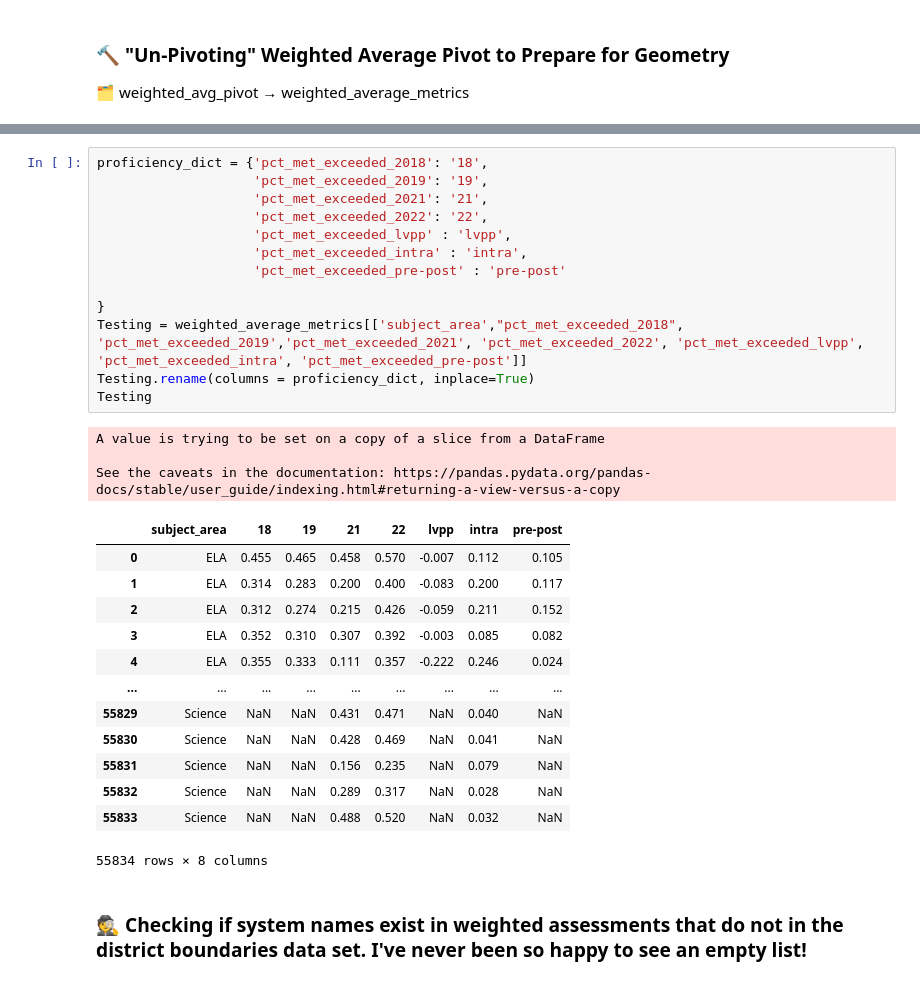
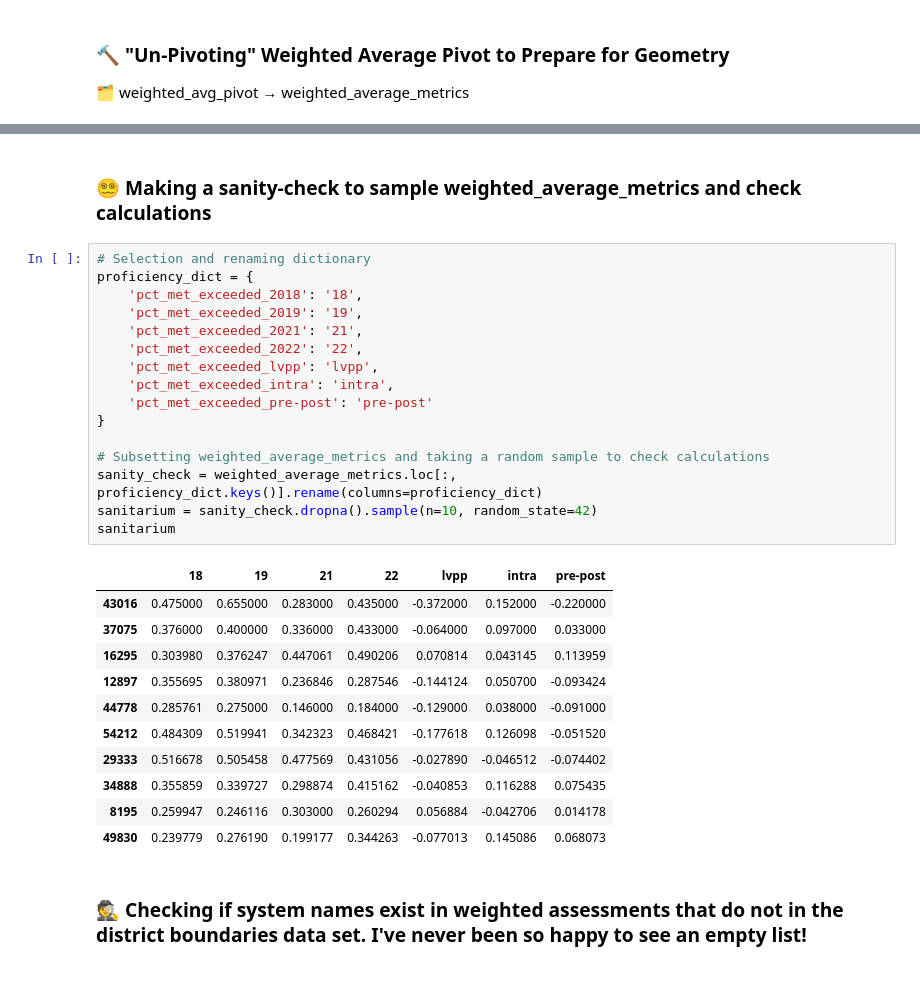
Before and after one commit to Claytor/Capstone_TN_COVID_School_Achievement_Impact, a Jupyter notebook: notebooks/assessments_eda.ipynb, the cells around one changed output, grey strips where cells are left out. Saved outputs shown, nothing was run; the diff lists cells and outputs as text.

Commit message:
Did some random sampling to verify calcualtions.

```diff
--- a/notebooks/assessments_eda.ipynb
+++ b/notebooks/assessments_eda.ipynb
@@ -497,33 +488,33 @@ weighted_average_metrics.head()
+# %% [markdown]
+### 😵‍💫 Making a sanity-check to sample weighted_average_metrics and check calculations
 # %%
-proficiency_dict = {'pct_met_exceeded_2018': '18',
-                    'pct_met_exceeded_2019': '19',
-                    'pct_met_exceeded_2021': '21',
-                    'pct_met_exceeded_2022': '22',
-                    'pct_met_exceeded_lvpp' : 'lvpp',
-                    'pct_met_exceeded_intra' : 'intra',
-                    'pct_met_exceeded_pre-post' : 'pre-post'
+# Selection and renaming dictionary
+proficiency_dict = {
+    'pct_met_exceeded_2018': '18',
+    'pct_met_exceeded_2019': '19',
+    'pct_met_exceeded_2021': '21',
+    'pct_met_exceeded_2022': '22',
+    'pct_met_exceeded_lvpp': 'lvpp',
+    'pct_met_exceeded_intra': 'intra',
+    'pct_met_exceeded_pre-post': 'pre-post'
+}
 
-}
-Testing = weighted_average_metrics[['subject_area',"pct_met_exceeded_2018", 'pct_met_exceeded_2019','pct_met_exceeded_2021', 'pct_met_exceeded_2022', 'pct_met_exceeded_lvpp', 'pct_met_exceeded_intra', 'pct_met_exceeded_pre-post']]
-Testing.rename(columns = proficiency_dict, inplace=True)
-Testing
+# Subsetting weighted_average_metrics and taking a random sample to check calculations
+sanity_check = weighted_average_metrics.loc[:, proficiency_dict.keys()].rename(columns=proficiency_dict)
+sanitarium = sanity_check.dropna().sample(n=10, random_state=42)
+sanitarium
 # %% [output]
-A value is trying to be set on a copy of a slice from a DataFrame
-
-See the caveats in the documentation: https://pandas.pydata.org/pandas-docs/stable/user_guide/indexing.html#returning-a-view-versus-a-copy
-|  | subject_area | 18 | 19 | 21 | 22 | lvpp | intra | pre-post |
-| 0 | ELA | 0.455 | 0.465 | 0.458 | 0.570 | -0.007 | 0.112 | 0.105 |
-| 1 | ELA | 0.314 | 0.283 | 0.200 | 0.400 | -0.083 | 0.200 | 0.117 |
-| 2 | ELA | 0.312 | 0.274 | 0.215 | 0.426 | -0.059 | 0.211 | 0.152 |
-| 3 | ELA | 0.352 | 0.310 | 0.307 | 0.392 | -0.003 | 0.085 | 0.082 |
-| 4 | ELA | 0.355 | 0.333 | 0.111 | 0.357 | -0.222 | 0.246 | 0.024 |
-| ... | ... | ... | ... | ... | ... | ... | ... | ... |
-| 55829 | Science | NaN | NaN | 0.431 | 0.471 | NaN | 0.040 | NaN |
-| 55830 | Science | NaN | NaN | 0.428 | 0.469 | NaN | 0.041 | NaN |
-| 55831 | Science | NaN | NaN | 0.156 | 0.235 | NaN | 0.079 | NaN |
-| 55832 | Science | NaN | NaN | 0.289 | 0.317 | NaN | 0.028 | NaN |
-| 55833 | Science | NaN | NaN | 0.488 | 0.520 | NaN | 0.032 | NaN |
+|  | 18 | 19 | 21 | 22 | lvpp | intra | pre-post |
+| 43016 | 0.475000 | 0.655000 | 0.283000 | 0.435000 | -0.372000 | 0.152000 | -0.220000 |
+| 37075 | 0.376000 | 0.400000 | 0.336000 | 0.433000 | -0.064000 | 0.097000 | 0.033000 |
+| 16295 | 0.303980 | 0.376247 | 0.447061 | 0.490206 | 0.070814 | 0.043145 | 0.113959 |
+| 12897 | 0.355695 | 0.380971 | 0.236846 | 0.287546 | -0.144124 | 0.050700 | -0.093424 |
+| 44778 | 0.285761 | 0.275000 | 0.146000 | 0.184000 | -0.129000 | 0.038000 | -0.091000 |
+| 54212 | 0.484309 | 0.519941 | 0.342323 | 0.468421 | -0.177618 | 0.126098 | -0.051520 |
+| 29333 | 0.516678 | 0.505458 | 0.477569 | 0.431056 | -0.027890 | -0.046512 | -0.074402 |
+| 34888 | 0.355859 | 0.339727 | 0.298874 | 0.415162 | -0.040853 | 0.116288 | 0.075435 |
+| 8195 | 0.259947 | 0.246116 | 0.303000 | 0.260294 | 0.056884 | -0.042706 | 0.014178 |
+| 49830 | 0.239779 | 0.276190 | 0.199177 | 0.344263 | -0.077013 | 0.145086 | 0.068073 |
-55834 rows × 8 columns
 # %% [markdown]
 ### 🕵️ Checking if system names exist in weighted assessments that do not in the district boundaries data set.  I've never been so happy to see an empty list!
 # %%
```
Also changed, not shown: parts of 1 cell of this notebook.
